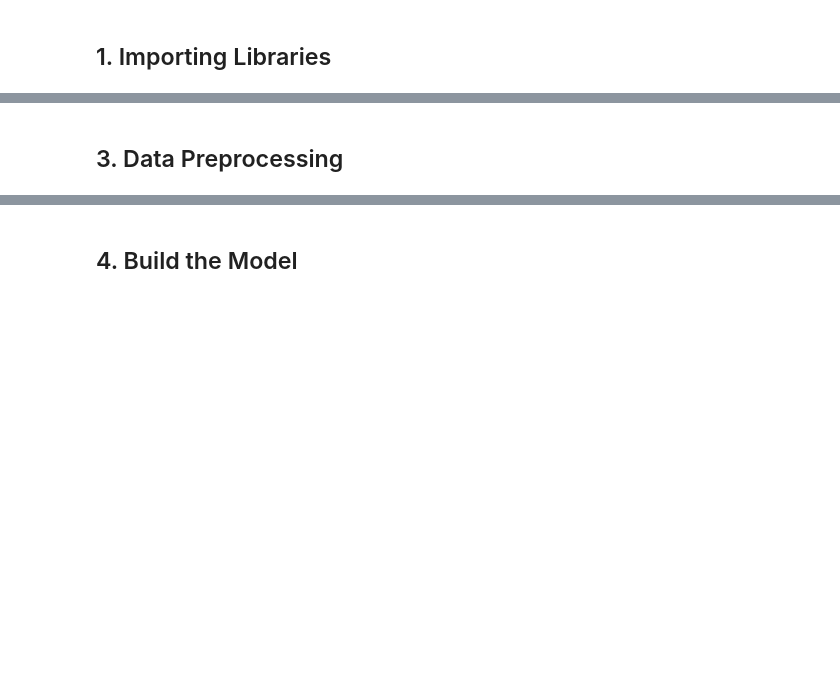
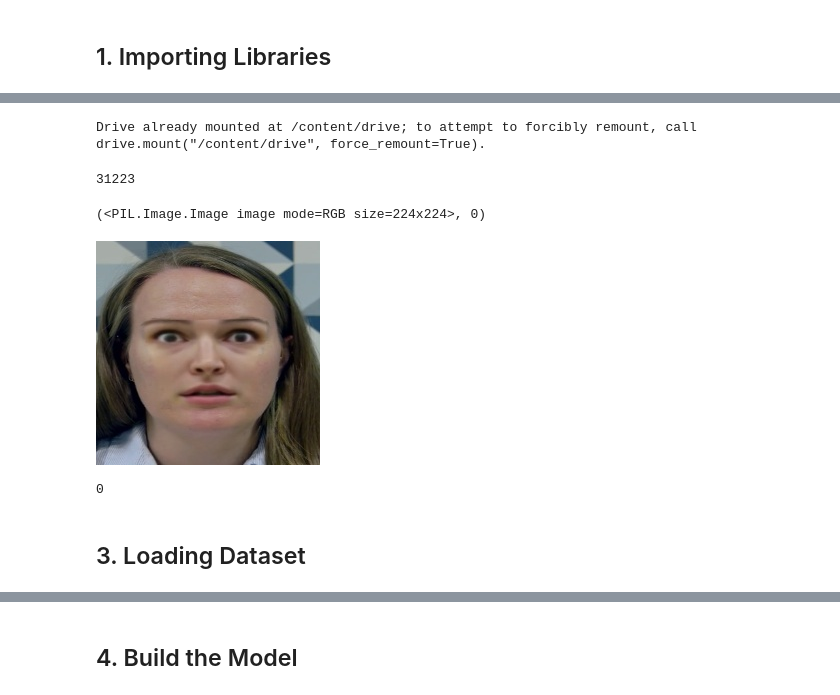
Before and after one commit to fatahrahimi330/XST-Deepfake-Detection, a Jupyter notebook: Model/Main_Model.ipynb, the cells around one changed output, grey strips where cells are left out. Drawn from its saved outputs; the diff is of its cells as text; code cells hidden in the pictures; blank space fills up the shorter version.

Commit message:
Data Preprocessing has been done!

```diff
--- a/Model/Main_Model.ipynb
+++ b/Model/Main_Model.ipynb
@@ -8,0 +15,39 @@
+# %%
+class FFPPDataset(Dataset):
+
+  def __init__(self, data_dir, transform=None):
+    self.data = ImageFolder(data_dir, transform=transform)
+
+  def __len__(self):
+    return len(self.data)
+
+  def __getitem__(self, idx):
+    return self.data[idx]
+
+  @property
+  def classes(self):
+    return self.data.classes
+# %%
+from google.colab import drive
+drive.mount('/content/drive')
+# %% [output]
+Drive already mounted at /content/drive; to attempt to forcibly remount, call drive.mount("/content/drive", force_remount=True).
+# %%
+dataset = FFPPDataset(data_dir= '/content/drive/MyDrive/XST-Deepfake-Detection/processed_ffpp')
+# %%
+len(dataset)
+# %% [output]
+31223
+# %%
+dataset[0]
+# %% [output]
+(<PIL.Image.Image image mode=RGB size=224x224>, 0)
+# %%
+image, label = dataset[500]
+image
+# %% [output]
+[figure, added]
+# %%
+label
+# %% [output]
+0
@@ -9,2 +59,2 @@
 # %% [markdown]
-## 3. Data Preprocessing
+## 3. Loading Dataset
```
Also changed, not shown: parts of 8 cells of this notebook.
